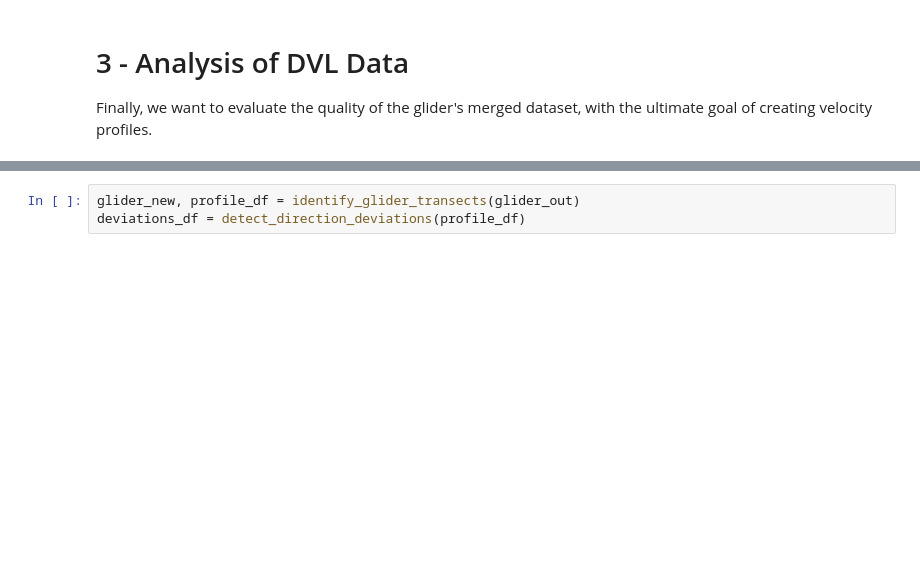
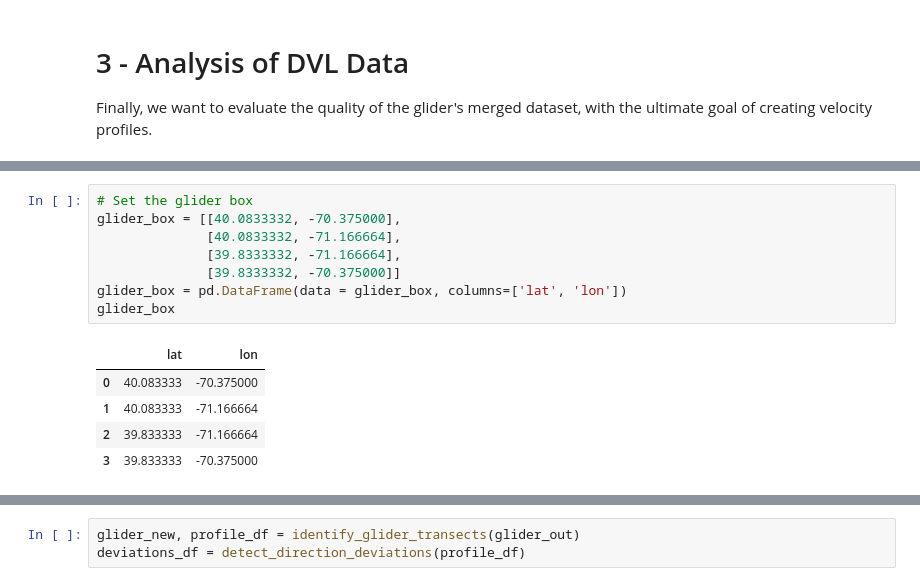
Before and after one commit to WHOIGit/ooicgsn_glider_dvl, a Jupyter notebook: notebooks/3.1-alternative-data-analysis.ipynb, the cells around one changed output, grey strips where cells are left out. Saved outputs shown, nothing was run; the diff lists cells and outputs as text; blank space fills up the shorter version.

```diff
--- a/notebooks/3.1-alternative-data-analysis.ipynb
+++ b/notebooks/3.1-alternative-data-analysis.ipynb
@@ -25 +33,15 @@ glider = xr.open_dataset(f"../data/processed/{glider_name}.deployment{dep_str}.m
+# %%
+# Set the glider box
+glider_box = [[40.0833332, -70.375000],
+              [40.0833332, -71.166664],
+              [39.8333332, -71.166664],
+              [39.8333332, -70.375000]]
+glider_box = pd.DataFrame(data = glider_box, columns=['lat', 'lon'])
+glider_box
+# %% [output]
+|  | lat | lon |
+| 0 | 40.083333 | -70.375000 |
+| 1 | 40.083333 | -71.166664 |
+| 2 | 39.833333 | -71.166664 |
+| 3 | 39.833333 | -70.375000 |
 # %%
```
Also changed, not shown: parts of 44 cells of this notebook.
